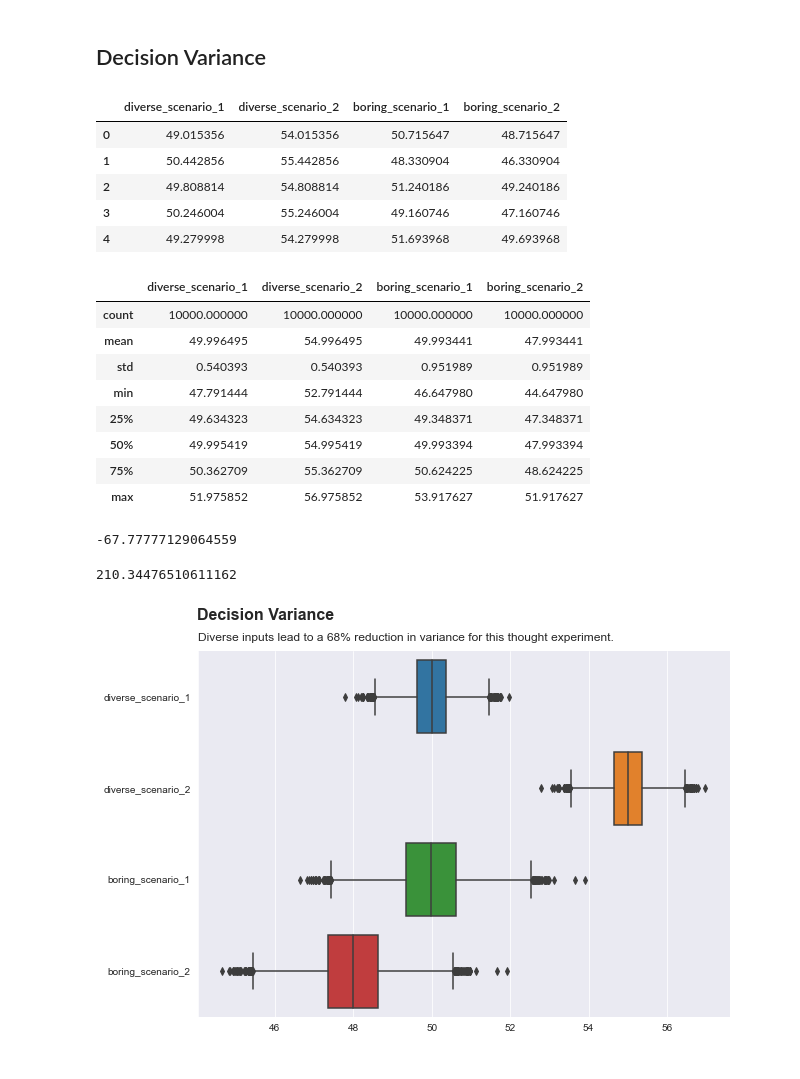
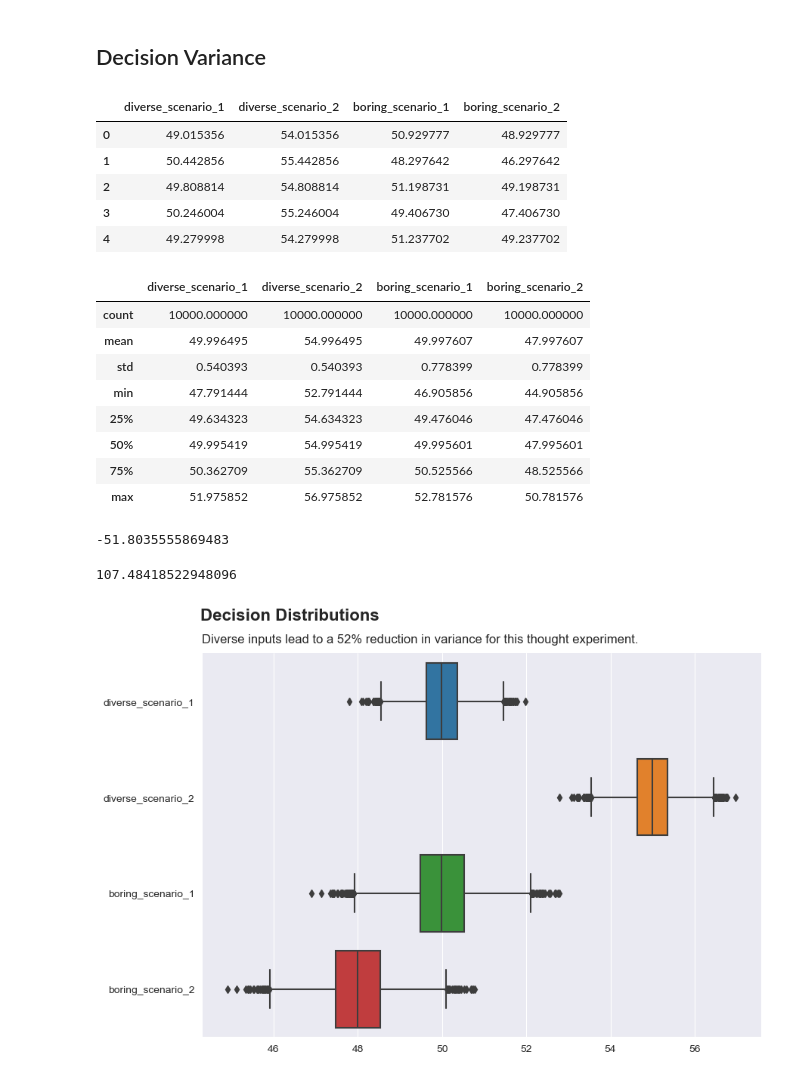
Before and after one commit to jrgilbertson/blog-notebooks, a Jupyter notebook: diversity_and_variance/diversity_and_variance.ipynb, the cells around one changed output. Cells and saved outputs as stored; diff of their text form; code cells hidden in the pictures.

```diff
--- a/diversity_and_variance/diversity_and_variance.ipynb
+++ b/diversity_and_variance/diversity_and_variance.ipynb
@@ -112,7 +109,6 @@ sns.heatmap(team_diversity_variable_df.corr(), annot=True, fmt='.1f', linewidths
 ### Constant Decision-Making Ability: X = 50
 # %%
 np.random.seed(47)
-# Take the absolute value to ensure that there are positive correlations.
-team_boring_correlations = abs(np.random.normal(0, 1, 20))
+team_boring_correlations = np.random.normal(0.5, 1, 20)
 team_boring_correlations
 # %% [output]
@@ -200,23 +193,23 @@ decision_df = pd.concat(
 decision_df.head()
 # %% [output]
 |  | diverse_scenario_1 | diverse_scenario_2 | boring_scenario_1 | boring_scenario_2 |
-| 0 | 49.015356 | 54.015356 | 50.715647 | 48.715647 |
-| 1 | 50.442856 | 55.442856 | 48.330904 | 46.330904 |
-| 2 | 49.808814 | 54.808814 | 51.240186 | 49.240186 |
-| 3 | 50.246004 | 55.246004 | 49.160746 | 47.160746 |
-| 4 | 49.279998 | 54.279998 | 51.693968 | 49.693968 |
+| 0 | 49.015356 | 54.015356 | 50.929777 | 48.929777 |
+| 1 | 50.442856 | 55.442856 | 48.297642 | 46.297642 |
+| 2 | 49.808814 | 54.808814 | 51.198731 | 49.198731 |
+| 3 | 50.246004 | 55.246004 | 49.406730 | 47.406730 |
+| 4 | 49.279998 | 54.279998 | 51.237702 | 49.237702 |
 # %%
 decision_df.describe()
 # %% [output]
 |  | diverse_scenario_1 | diverse_scenario_2 | boring_scenario_1 | boring_scenario_2 |
 | count | 10000.000000 | 10000.000000 | 10000.000000 | 10000.000000 |
-| mean | 49.996495 | 54.996495 | 49.993441 | 47.993441 |
-| std | 0.540393 | 0.540393 | 0.951989 | 0.951989 |
-| min | 47.791444 | 52.791444 | 46.647980 | 44.647980 |
-| 25% | 49.634323 | 54.634323 | 49.348371 | 47.348371 |
-| 50% | 49.995419 | 54.995419 | 49.993394 | 47.993394 |
-| 75% | 50.362709 | 55.362709 | 50.624225 | 48.624225 |
-| max | 51.975852 | 56.975852 | 53.917627 | 51.917627 |
+| mean | 49.996495 | 54.996495 | 49.997607 | 47.997607 |
+| std | 0.540393 | 0.540393 | 0.778399 | 0.778399 |
+| min | 47.791444 | 52.791444 | 46.905856 | 44.905856 |
+| 25% | 49.634323 | 54.634323 | 49.476046 | 47.476046 |
+| 50% | 49.995419 | 54.995419 | 49.995601 | 47.995601 |
+| 75% | 50.362709 | 55.362709 | 50.525566 | 48.525566 |
+| max | 51.975852 | 56.975852 | 52.781576 | 50.781576 |
 # %%
 # Calculate the reduction in variance due to the increased correlation of inputs.
 diversity_sample_variance = np.var(decision_df['diverse_scenario_1'])
@@ -224,17 +217,17 @@ boring_sample_variance = np.var(decision_df['boring_scenario_1'])
 
 ((diversity_sample_variance - boring_sample_variance) / boring_sample_variance) * 100
 # %% [output]
--67.77777129064559
+-51.8035555869483
 # %%
 ((boring_sample_variance - diversity_sample_variance) / diversity_sample_variance) * 100
 # %% [output]
-210.34476510611162
+107.48418522948096
 # %%
 # plt.figure(figsize=(9, 5.6))
 sns.catplot(data = decision_df, orient = 'h', kind = 'box', height = 5.6, aspect = 1.607)
-plt.suptitle('Decision Variance', x = .267, y = 1.08, fontsize=16, fontweight='bold')
-plt.title('Diverse inputs lead to a 68% reduction in variance for this thought experiment.', fontsize=12, loc='left', pad=10)
+plt.suptitle('Decision Distributions', x = .291, y = 1.08, fontsize=16, fontweight='bold')
+plt.title('Diverse inputs lead to a 52% reduction in variance for this thought experiment.', fontsize=12, loc='left', pad=10)
 
 plt.savefig('decision_box_plot.png', bbox_inches='tight', dpi=300)
 # %% [output]
-[figure, old version]
+[figure, new version]
```
Also changed, not shown: parts of 12 cells of this notebook, 3 other files.
